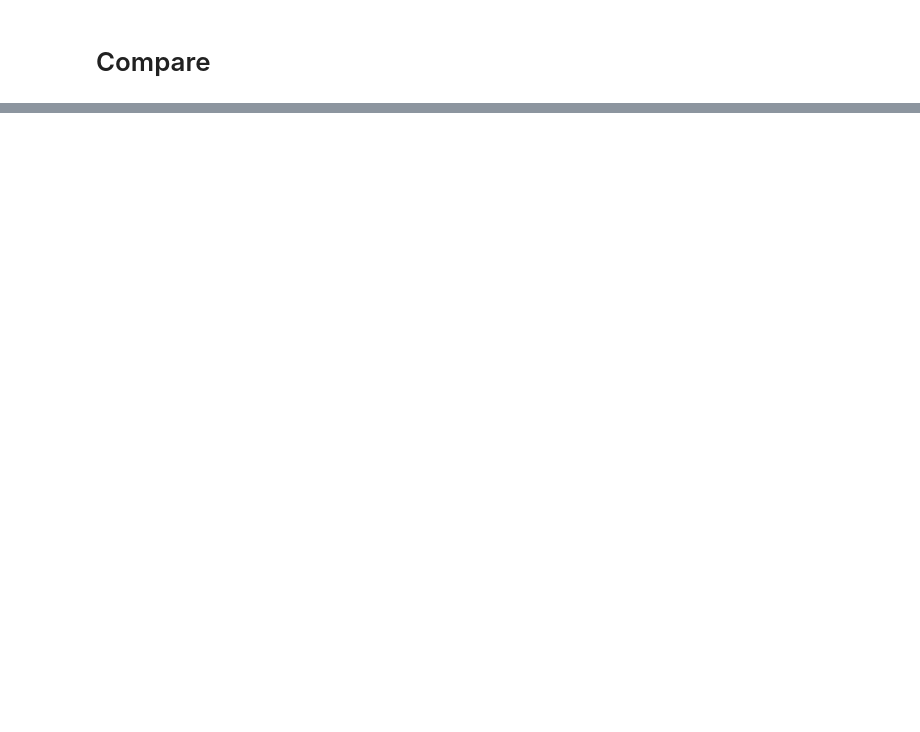
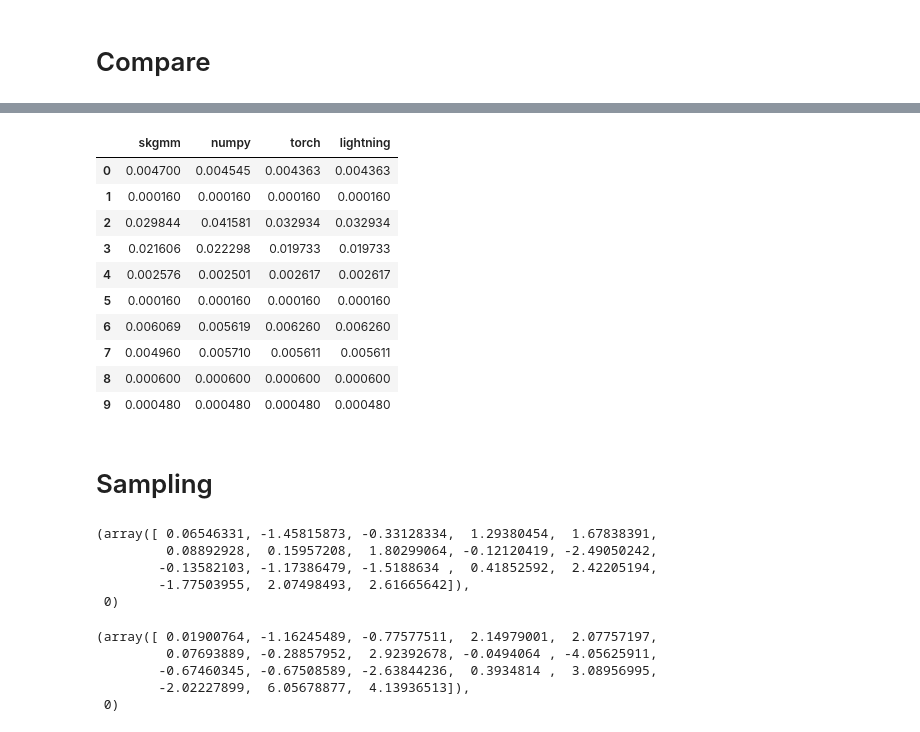
Before and after one commit to OpenSynth-energy/OpenSynth, a Jupyter notebook: notebooks/faraday/gmm_implementation_simplified.ipynb, the cells around one changed output, grey strips where cells are left out. Saved outputs shown, nothing was run; the diff lists cells and outputs as text; code cells hidden in the pictures; blank space fills up the shorter version.

Commit message:
Add sklearn sampling function

```diff
--- a/notebooks/faraday/gmm_implementation_simplified.ipynb
+++ b/notebooks/faraday/gmm_implementation_simplified.ipynb
@@ -405,0 +449,21 @@ tensor([ 4.1549,  1.6064,  2.5591, -2.7706, -3.7916, -4.3451,  2.0203,  6.5932,
+# %%
+df_compare_weights = pd.DataFrame()
+df_compare_weights["skgmm"] = skgmm.weights_[:10]
+df_compare_weights["numpy"] = weights[:10]
+df_compare_weights["torch"] = trained_model.weights[:10]
+df_compare_weights["lightning"] = gmm_lightning_module.gmm_module.weights.detach().numpy()[:10]
+df_compare_weights
+# %% [output]
+|  | skgmm | numpy | torch | lightning |
+| 0 | 0.004700 | 0.004545 | 0.004363 | 0.004363 |
+| 1 | 0.000160 | 0.000160 | 0.000160 | 0.000160 |
+| 2 | 0.029844 | 0.041581 | 0.032934 | 0.032934 |
+| 3 | 0.021606 | 0.022298 | 0.019733 | 0.019733 |
+| 4 | 0.002576 | 0.002501 | 0.002617 | 0.002617 |
+| 5 | 0.000160 | 0.000160 | 0.000160 | 0.000160 |
+| 6 | 0.006069 | 0.005619 | 0.006260 | 0.006260 |
+| 7 | 0.004960 | 0.005710 | 0.005611 | 0.005611 |
+| 8 | 0.000600 | 0.000600 | 0.000600 | 0.000600 |
+| 9 | 0.000480 | 0.000480 | 0.000480 | 0.000480 |
+# %% [markdown]
+# Sampling
@@ -405,0 +490,22 @@ tensor([ 4.1549,  1.6064,  2.5591, -2.7706, -3.7916, -4.3451,  2.0203,  6.5932,
+# %%
+skgmm_samples = sample(skgmm.means_, skgmm.covariances_, skgmm.weights_, n_samples = N_SAMPLES)
+
+skgmm_X, skgmm_y = skgmm_samples
+skgmm_X[IDX], skgmm_y[IDX]
+# %% [output]
+(array([ 0.06546331, -1.45815873, -0.33128334,  1.29380454,  1.67838391,
+         0.08892928,  0.15957208,  1.80299064, -0.12120419, -2.49050242,
+        -0.13582103, -1.17386479, -1.5188634 ,  0.41852592,  2.42205194,
+        -1.77503955,  2.07498493,  2.61665642]),
+ 0)
+# %%
+samples = sample(means, covar, weights, n_samples = N_SAMPLES)
+
+X, y = samples
+X[IDX], y[IDX]
+# %% [output]
+(array([ 0.01900764, -1.16245489, -0.77577511,  2.14979001,  2.07757197,
+         0.07693889, -0.28857952,  2.92392678, -0.0494064 , -4.05625911,
+        -0.67460345, -0.67508589, -2.63844236,  0.3934814 ,  3.08956995,
+        -2.02227899,  6.05678877,  4.13936513]),
+ 0)
```
Also changed, not shown: parts of 23 cells of this notebook, 2 other files.
